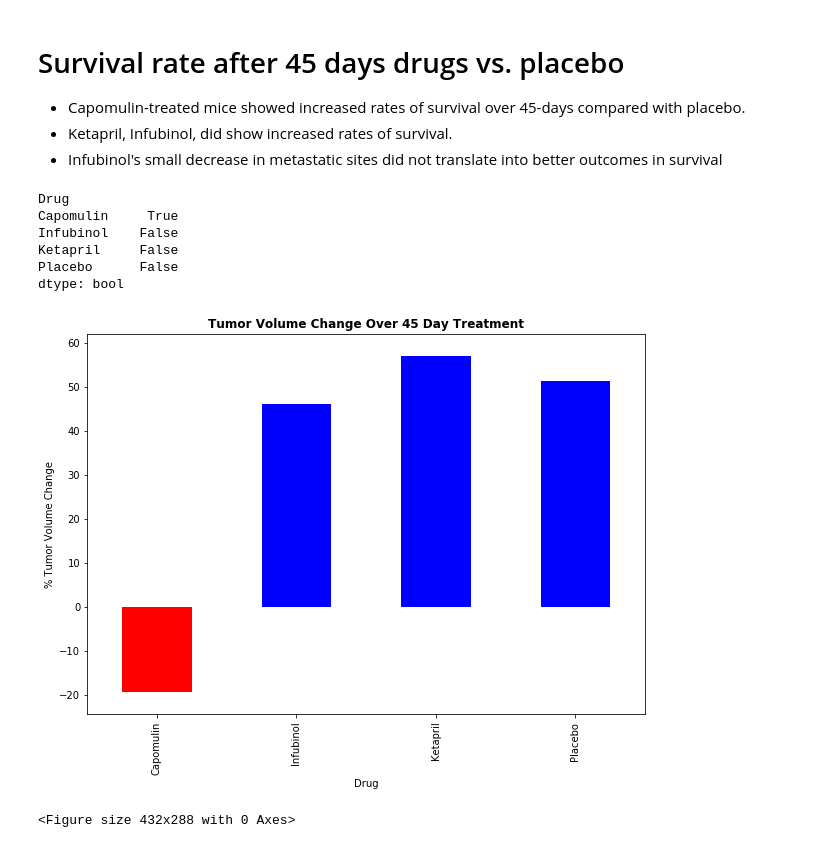
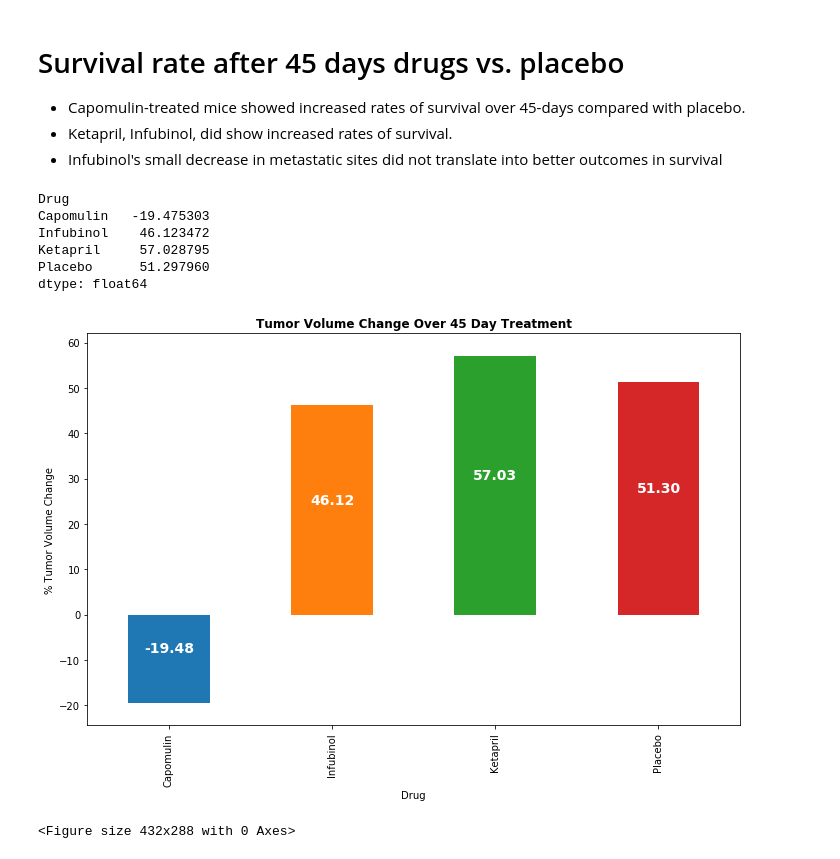
Before and after one commit to lweislo/Homework-5, a Jupyter notebook: weislo-homework5.ipynb, the cells around one changed output. Cells and saved outputs as stored; diff of their text form; code cells hidden in the pictures.

```diff
--- a/weislo-homework5.ipynb
+++ b/weislo-homework5.ipynb
@@ -312,40 +310,33 @@ plt.show()
 # Calculate the percent changes for each drug
 # # Note: Percent change = (End Value - Start Value) ÷ Start Value*100
 
-# # Display the data to confirm
-# tumor_delta = pd.DataFrame({'Change':pct_change.values,
-#                            'Error':df_errors.iloc[9]})
-
-# tumor_delta = tumor_delta.sort_values('Change')
-# tumor_delta.reset_index(drop=True)
-# # tumor_delta['colors'] = 'green'
-# # tumor_delta.loc[tumor_delta['Change']<0, 'colors'] = 'red'
-# # tumor_delta.loc[tumor_delta.index=='Placebo', 'colors'] = 'blue'
-
 pct_change = df_means.iloc[9].subtract(df_means.iloc[0])/df_means.iloc[0]*100
-mask = pct_change<0
-mask
+mask1 = pct_change<0
+mask2 = pct_change.index =="Placebo"
+pct_change
 # %% [output]
 Drug
-Capomulin     True
-Infubinol    False
-Ketapril     False
-Placebo      False
-dtype: bool
+Capomulin   -19.475303
+Infubinol    46.123472
+Ketapril     57.028795
+Placebo      51.297960
+dtype: float64
 # %%
-colors = np.array(['b']*len(pct_change))
-colors[mask.values] = 'r'
-pct_change.plot(kind='bar', figsize=(10,7), stacked=True, color=colors)
-
-# Set the y limits of the current chart
-plt.ylim(tumor_delta['Change'].min()-5, tumor_delta['Change'].max() + 5)
+fig, ax = plt.subplots()
+colors = np.array(['tab:blue','tab:orange','tab:green','tab:red'])
+colors[mask1.values] = 'tab:blue'
+pct_change.plot(kind='bar', figsize=(10,7), align="center", color=colors)
+for p in ax.patches:
+    ax.annotate("%.2f" % p.get_height(), (p.get_x() + p.get_width() / 2., p.get_height()/2.),
+            ha='center', va='center', xytext=(0, 10), textcoords='offset points', color='white',
+            fontsize=14,fontweight='bold')
+plt.ylim(pct_change.min()-5, pct_change.max() + 5)
 plt.title("Tumor Volume Change Over 45 Day Treatment", fontsize=12, fontweight="bold")
 plt.ylabel("% Tumor Volume Change")
-# plt.text(x=pct_change, y=2, s=pct_change, va='center', ha='center')
-
+plt.tight_layout()
 # Show the Figure
 plt.show()
 plt.savefig('Tumor Volume change.png')
 # %% [output]
-[figure, old version]
+[figure, new version]
 <Figure size 432x288 with 0 Axes>
```
Also changed, not shown: parts of 13 cells of this notebook, 3 other files.
